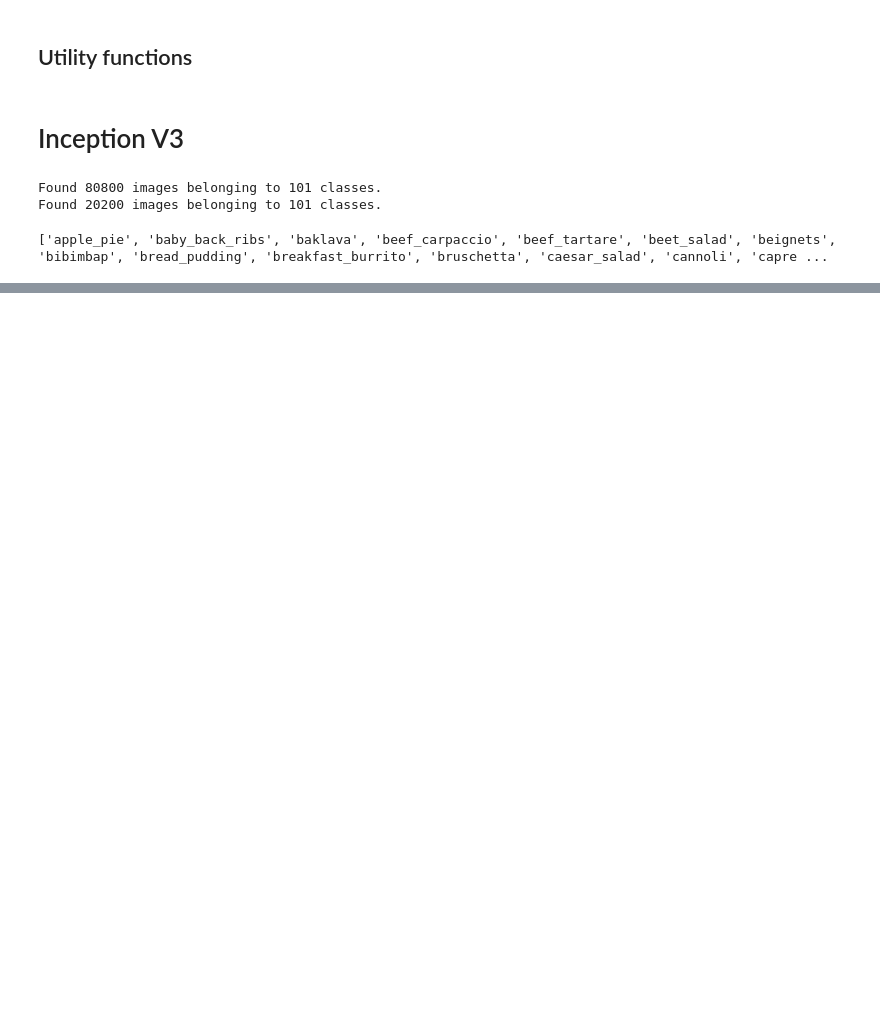
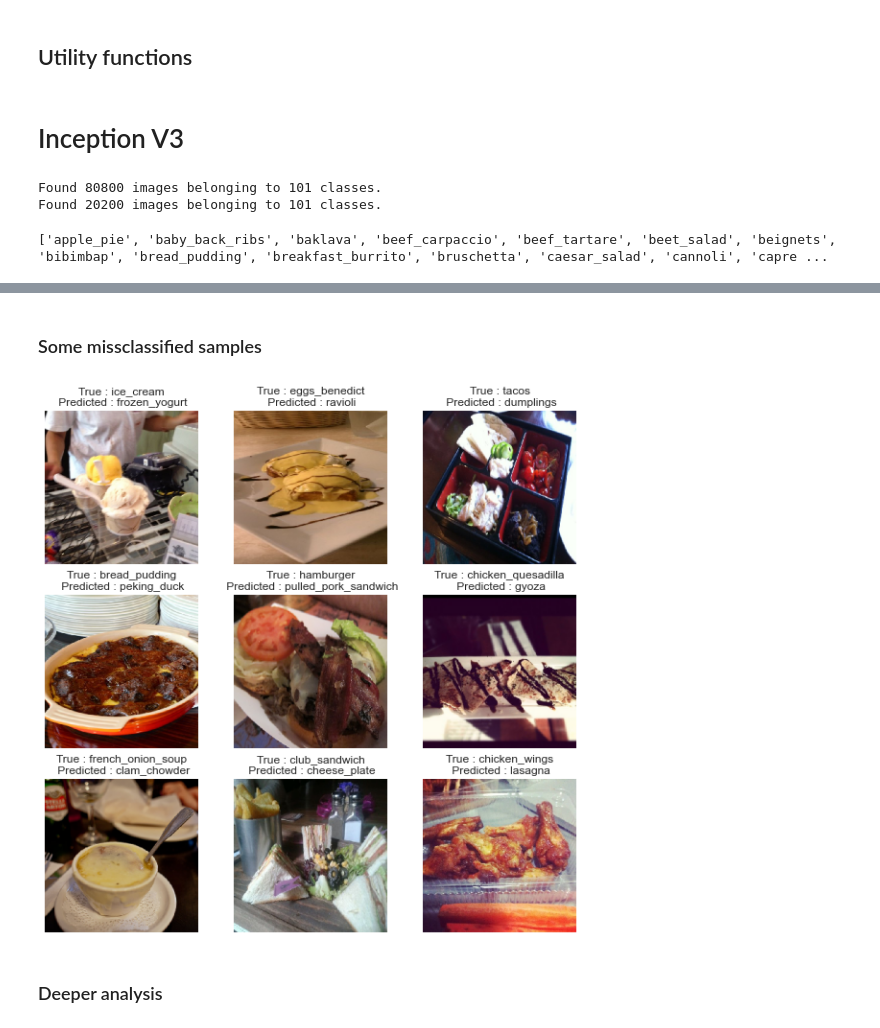
Before and after one commit to hrialan/applied-deep-learning-project, a Jupyter notebook: analysis_InceptionV3_result_global.ipynb, the cells around one changed output, grey strips where cells are left out. Saved outputs shown, nothing was run; the diff lists cells and outputs as text; code cells hidden in the pictures; blank space fills up the shorter version.

```diff
--- a/analysis_InceptionV3_result_global.ipynb
+++ b/analysis_InceptionV3_result_global.ipynb
@@ -194,3 +194,42 @@ def print_info(df_result):
     plt.show()
 
     print("Classification Report:\n----------------------\n", clr)
+# %%
+def find_missclassified(model, val_data, max_missclassified=9):
+    missclassified = []
+    max_batch = len(val_data)
+    for batch in range(max_batch):
+        for img_id in range(batch_size):
+            img   = np.expand_dims(val_data[batch][0][img_id], axis=0)
+            true_label = class_names[val_data[batch][1][img_id].argmax()]
+            pred_vect = model.predict(img).flatten()
+
+            pred_label = class_names[pred_vect.argmax()]
+            proba = round(pred_vect.max() * 100, 3)
+            if true_label != pred_label:
+                missclassified.append({'true_label' : true_label,
+                                       'pred_label' : pred_label,
+                                       'proba'      : proba,
+                                       'img'        : img[0]
+                                    })
+
+            if len(missclassified) >= max_missclassified:
+                return missclassified
+
+    return missclassified
+
+def plot_missclassified(missclassified):
+    if len(missclassified) != 9:
+        print("Bad length for missclassified, should be 9")
+        print("actual length : ", len(missclassified))
+    else:
+        plt.figure(figsize=(10, 10))
+        for i in range(len(missclassified)):
+            ax = plt.subplot(3, 3, i + 1)
+            plt.imshow(missclassified[i]['img'])
+            title = 'True : ' + missclassified[i]['true_label'] + \
+                    '\n Predicted : ' + missclassified[i]['pred_label']
+            plt.title(title)
+            plt.axis("off")
+
+        plt.show()
@@ -248 +339,10 @@ inceptionV3 = keras.models.load_model(Models["inceptionV3"])
+# %% [markdown]
+### Some missclassified samples
+# %%
+missclassified = find_missclassified(inceptionV3, val_data)
+plot_missclassified(missclassified)
+# %% [output]
+[figure, added]
+# %% [markdown]
+### Deeper analysis
 # %%
```
Also changed, not shown: parts of 8 cells of this notebook, 6 other files.
